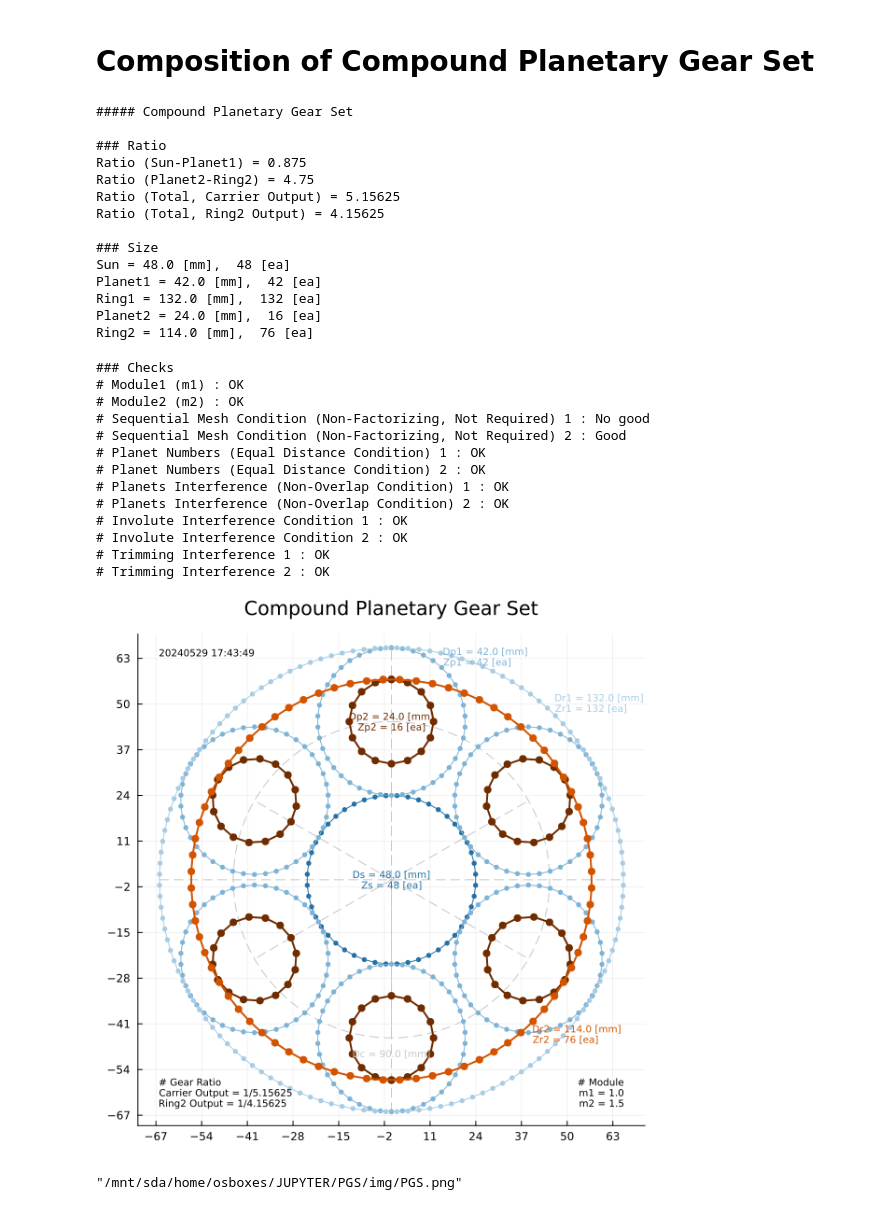
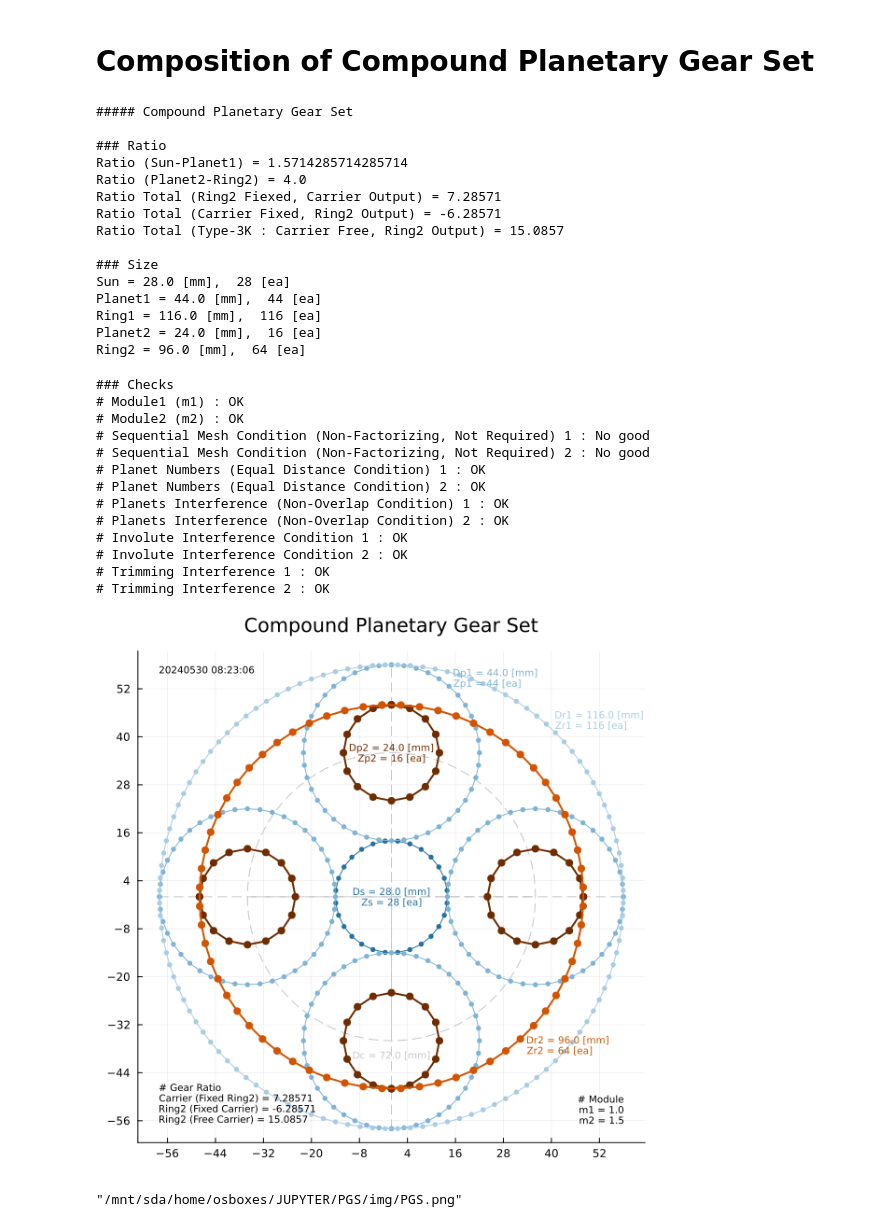
Before and after one commit to dymaxionkim/PGS, a Jupyter notebook: PGS.ipynb, the cells around one changed output. Cells and saved outputs as stored; diff of their text form; code cells hidden in the pictures.

Commit message:
Add Gear ratio for Type-3K

```diff
--- a/PGS.ipynb
+++ b/PGS.ipynb
@@ -8,9 +8,9 @@ TYPE = 1; # Flag of type for Compound/Simple : 1 or 0
 alpha = 20.0; # Pressure Angle [deg]
 m1 = 1.0; # Module1
 m2 = 1.5; # Module2 (No need for Compound)
-Np = 6;  # Planets Number
-Ds = 48.0; # Dia Sun
-Dp1 = 42.0; # Dia Planet1
+Np = 4;  # Planets Number
+Ds = 28.0; # Dia Sun
+Dp1 = 44.0; # Dia Planet1
 Dp2 = 24.0; # Dia Planet2 (No need for Compound)
 
 # Inputs for Plots
@@ -36,15 +36,21 @@ Zr1 = round(Int32,Dr1/m1);
 if TYPE==1
     Dr2 = Dc+Dp2; # Dia Ring2
     Gr2p2 = Dr2/Dp2; # Ratio of Ring-Planet2
-    G1 = 1+Gr2p2*Gp1s; # Ratio Total (Carrier Output)
-    G2 = Gr2p2*Gp1s; # Ratio Total (Ring Output)
     Ds2 = Dr2-2*Dp2;
     Zs2 = Ds2/m2
     Zp2 = round(Int32,Dp2/m2);
     Zr2 = round(Int32,Dr2/m2);
+    G1 = round(1+Gr2p2*Gp1s,sigdigits=6); # Ratio Total (Ring2 Fiexed, Carrier Output)
+    G2 = -round(Gr2p2*Gp1s,sigdigits=6); # Ratio Total (Carrier Fixed, Ring2 Output)
+    L1 = Dr1/Ds;
+    L2 = (Dr1*Dp2)/(Dr2*Dp1);
+    G22 = round((1+L1)/(1-L2),sigdigits=6); # Ratio Total (Type-3K : Carrier Free, Ring Output)
+    if L2>1
+        G22 = -G22;
+    end
 else
-    G3 = 1+Zr1/Zs; # Ratio Total (Carrier Output)
-    G4 = Zr1/Zs; # Ratio Total (Ring1 Output)
+    G3 = round(1+Zr1/Zs,sigdigits=6); # Ratio Total (Carrier Output)
+    G4 = -round(Zr1/Zs,sigdigits=6); # Ratio Total (Ring1 Output)
 end
 
 # Output
@@ -53,8 +59,9 @@ if TYPE==1
     print("### Ratio\n")
     print("Ratio (Sun-Planet1) = ",Gp1s,"\n")
     print("Ratio (Planet2-Ring2) = ",Gr2p2,"\n")
-    print("Ratio (Total, Carrier Output) = ",G1,"\n")
-    print("Ratio (Total, Ring2 Output) = ",G2,"\n\n")
+    print("Ratio Total (Ring2 Fiexed, Carrier Output) = ",G1,"\n")
+    print("Ratio Total (Carrier Fixed, Ring2 Output) = ",G2,"\n")
+    print("Ratio Total (Type-3K : Carrier Free, Ring2 Output) = ",G22,"\n\n")
     print("### Size\n")
     print("Sun = ",Ds," [mm],  ",Zs," [ea]\n")
     print("Planet1 = ",Dp1," [mm],  ",Zp1," [ea]\n")
@@ -76,17 +83,18 @@ end
 ##### Compound Planetary Gear Set
 
 ### Ratio
-Ratio (Sun-Planet1) = 0.875
-Ratio (Planet2-Ring2) = 4.75
-Ratio (Total, Carrier Output) = 5.15625
-Ratio (Total, Ring2 Output) = 4.15625
+Ratio (Sun-Planet1) = 1.5714285714285714
+Ratio (Planet2-Ring2) = 4.0
+Ratio Total (Ring2 Fiexed, Carrier Output) = 7.28571
+Ratio Total (Carrier Fixed, Ring2 Output) = -6.28571
+Ratio Total (Type-3K : Carrier Free, Ring2 Output) = 15.0857
 
 ### Size
-Sun = 48.0 [mm],  48 [ea]
-Planet1 = 42.0 [mm],  42 [ea]
-Ring1 = 132.0 [mm],  132 [ea]
+Sun = 28.0 [mm],  28 [ea]
+Planet1 = 44.0 [mm],  44 [ea]
+Ring1 = 116.0 [mm],  116 [ea]
 Planet2 = 24.0 [mm],  16 [ea]
-Ring2 = 114.0 [mm],  76 [ea]
+Ring2 = 96.0 [mm],  64 [ea]
 # %%
 # Checks
 print("### Checks\n")
@@ -174,7 +182,7 @@ if alpha!=20 print("No Check (Non-Standard) \n") end
 # Module1 (m1) : OK
 # Module2 (m2) : OK
 # Sequential Mesh Condition (Non-Factorizing, Not Required) 1 : No good
-# Sequential Mesh Condition (Non-Factorizing, Not Required) 2 : Good
+# Sequential Mesh Condition (Non-Factorizing, Not Required) 2 : No good
 # Planet Numbers (Equal Distance Condition) 1 : OK
 # Planet Numbers (Equal Distance Condition) 2 : OK
 # Planets Interference (Non-Overlap Condition) 1 : OK
@@ -200,9 +208,11 @@ annotate!(-Dr1/2,Dr1/2,Plots.text("$NOW",:black,:left,:top,TextSize))
 
 # Gear Ratio
 if TYPE==1
-    annotate!(-Dr1/2,-Dr1/2,Plots.text("# Gear Ratio\nCarrier Output = 1/$G1\nRing2 Output = 1/$G2",:black,:left,:bottom,TextSize))
+    annotate!(-Dr1/2,-Dr1/2,
+        Plots.text("# Gear Ratio\nCarrier (Fixed Ring2) = $G1\nRing2 (Fixed Carrier) = $G2\nRing2 (Free Carrier) = $G22",
+        :black,:left,:bottom,TextSize))
 else
-    annotate!(-Dr1/2,-Dr1/2,Plots.text("# Gear Ratio\nCarrier Output = 1/$G3\nRing1 Output = 1/$G4",:black,:left,:bottom,TextSize))
+    annotate!(-Dr1/2,-Dr1/2,Plots.text("# Gear Ratio\nCarrier = $G3\nRing1 = $G4",:black,:left,:bottom,TextSize))
 end
 
 # Module
@@ -277,32 +287,32 @@ if TYPE==1
     tp2=[0:2*pi/Zp2:2*pi;]
     Xp2=(Dp2/2)*sin.(tp2)
     Yp2=(Dp2/2)*cos.(tp2).+(Dc/2)
     for i in [1:Np;]
         Xp2 = [Xp2 Xp2[:,1]*cos(2*pi*(i/Np)).-Yp2[:,1]*sin(2*pi*(i/Np))]
         Yp2 = [Yp2 Xp2[:,1]*sin(2*pi*(i/Np)).+Yp2[:,1]*cos(2*pi*(i/Np))]
         plot!(p,Xp2[:,i],Yp2[:,i],color=ColorPlanet2,linewidth=2)
         scatter!(p,Xp2[:,i],Yp2[:,i],markercolor=ColorPlanet2,markersize=MarkerSize*m2,markerstrokewidth=0)
     end
     annotate!(0,Dc/2,Plots.text("Dp2 = $Dp2 [mm]\nZp2 = $Zp2 [ea]",ColorPlanet2,:center,:center,TextSize))
 end
 
 # Ring2
 if TYPE==1
     tr2=[0:2*pi/Zr2:2*pi;]
     Xr2=(Dr2/2)*sin.(tr2)
     Yr2=(Dr2/2)*cos.(tr2)
     Xr22=Xr2
     Yr22=Yr2
     Xr22 = Xr2*cos(2*pi/(Zr2*2)).-Yr2*sin(2*pi/(Zr2*2))
     Yr22 = Xr2*sin(2*pi/(Zr2*2)).+Yr2*cos(2*pi/(Zr2*2))
     plot!(p,Xr22,Yr22,color=ColorRing2,linewidth=2)
     scatter!(p,Xr22,Yr22,markercolor=ColorRing2,markersize=MarkerSize*m2,markerstrokewidth=0)
     annotate!((Dr2/2)*cos(pi/4),(-Dr2/2)*sin(pi/4),Plots.text("Dr2 = $Dr2 [mm]\nZr2 = $Zr2 [ea]",ColorRing2,:left,:top,TextSize))
 end
 
 # Show
 display(p)
 savefig(p,"./img/PGS.png")
 # %% [output]
-[figure, old version]
+[figure, new version]
 "/mnt/sda/home/osboxes/JUPYTER/PGS/img/PGS.png"
```
Also changed, not shown: 1 other file.
